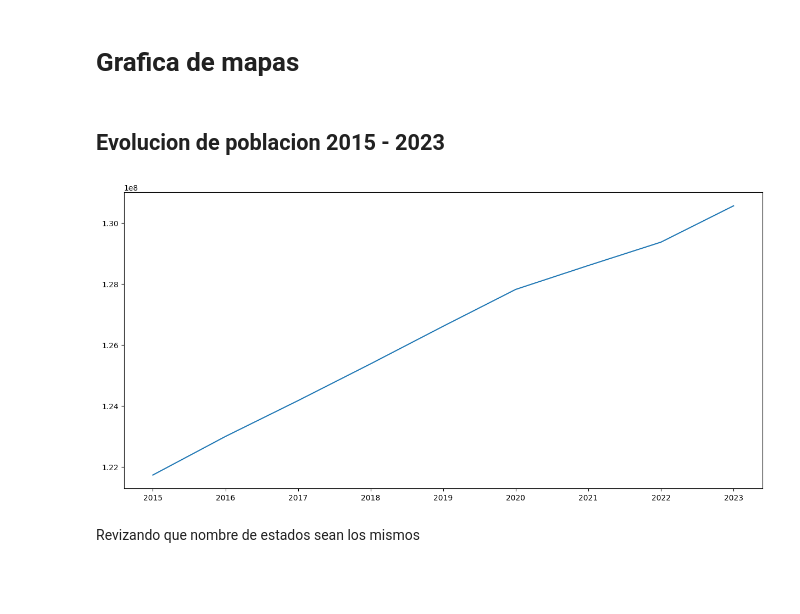
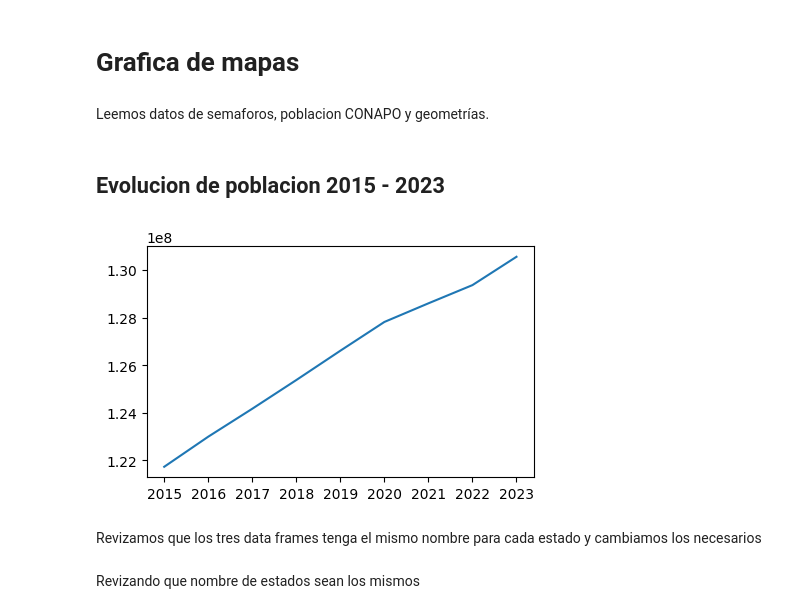
Before and after one commit to la-ciencia-del-delito/semaforo-delictivo, a Jupyter notebook: ETL/03_EDA_mapas.ipynb, the cells around one changed output. Cells and saved outputs as stored; diff of their text form; code cells hidden in the pictures; blank space fills up the shorter version.

```diff
--- a/ETL/03_EDA_mapas.ipynb
+++ b/ETL/03_EDA_mapas.ipynb
@@ -8,6 +8,8 @@ import os
 import matplotlib.pyplot as plt
 import plotly.express as px
 import warnings
+# %% [markdown]
+Leemos datos de semaforos, poblacion CONAPO y geometrías.
 # %%
 data_path = './data'
 tidy_path = data_path + '/tidy'
@@ -22,10 +24,12 @@ poblacion_2 = poblacion_2[~(poblacion_2['ENTIDAD'] == 'República Mexicana' )]
 # %% [markdown]
 ## Evolucion de poblacion 2015 - 2023
 # %%
-fig, ax = plt.subplots(1,1, figsize = (15,7))
+fig, ax = plt.subplots(1,1, figsize = (5,3))
 ax.plot(poblacion_2.groupby('AÑO').sum().index,  poblacion_2.groupby('AÑO')["POBLACION"].sum().values);
 # %% [output]
-[figure, old version]
+[figure, new version]
+# %% [markdown]
+Revizamos que los tres data frames tenga el mismo nombre para cada estado y cambiamos los necesarios
 # %%
 meses = semaforo.columns[10:22]
 
```
Also changed, not shown: parts of 4 cells of this notebook, 4 other files.
